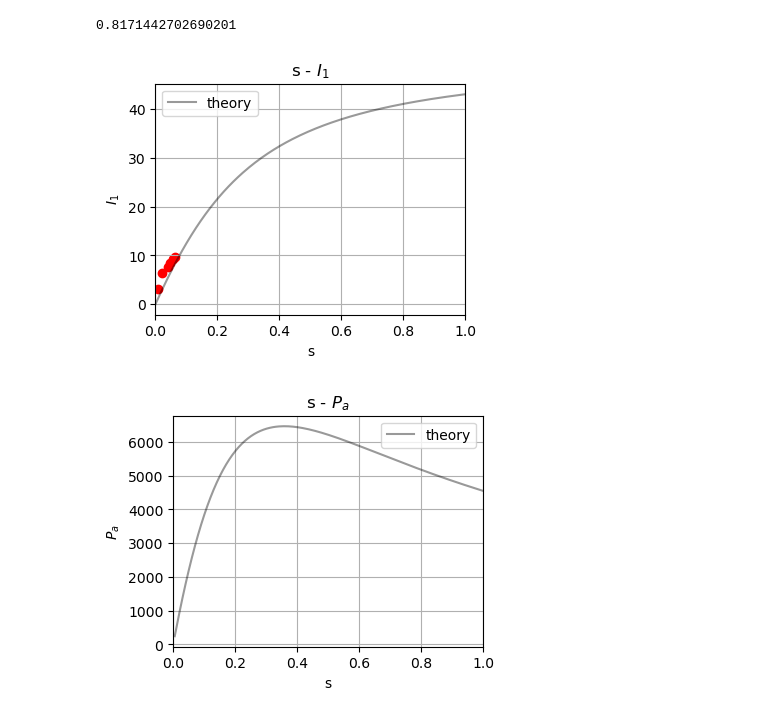
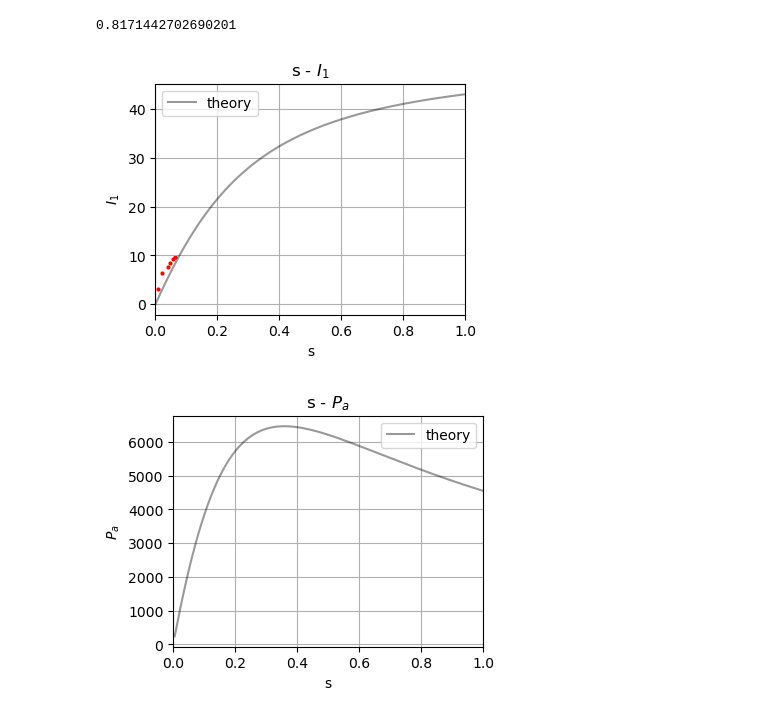
Before and after one commit to inohan/experiment-3s, a Jupyter notebook: E2/IM_real.ipynb, the cells around one changed output. Drawn from its saved outputs; the diff is of its cells as text; code cells hidden in the pictures.

```diff
--- a/E2/IM_real.ipynb
+++ b/E2/IM_real.ipynb
@@ -124,12 +124,12 @@ df_speed["eff_lamp"] = df_speed["V2"]*df_speed["I2"]/df_speed["P1"]*100
 # %%
 fig, ax = plt.subplots(1, 1, figsize=(4, 3))
 axessetting = AxesSetting(legend=True, xlabel="s", ylabel="$I_1$", grid="both", xlim=(0, 1), title="s - $I_1$")
 
 axessetting.plot_func(ax, I_1, label="theory", c="black", alpha=0.4)
-ax.scatter(df_speed["s"], df_speed["I1"], c="red")
+ax.scatter(df_speed["s"], df_speed["I1"], c="red", s=4)
 axessetting.apply_axes(ax)
 # %% [output]
-[figure, old version]
+[figure, new version]
 # %%
 fig, ax = plt.subplots(1, 1, figsize=(4, 3))
 axessetting = AxesSetting(legend=True, xlabel="s", ylabel="$P_a$", grid="both", xlim=(0, 1), title="s - $P_a$")
```
Also changed, not shown: parts of 6 cells of this notebook, 1 other file.
